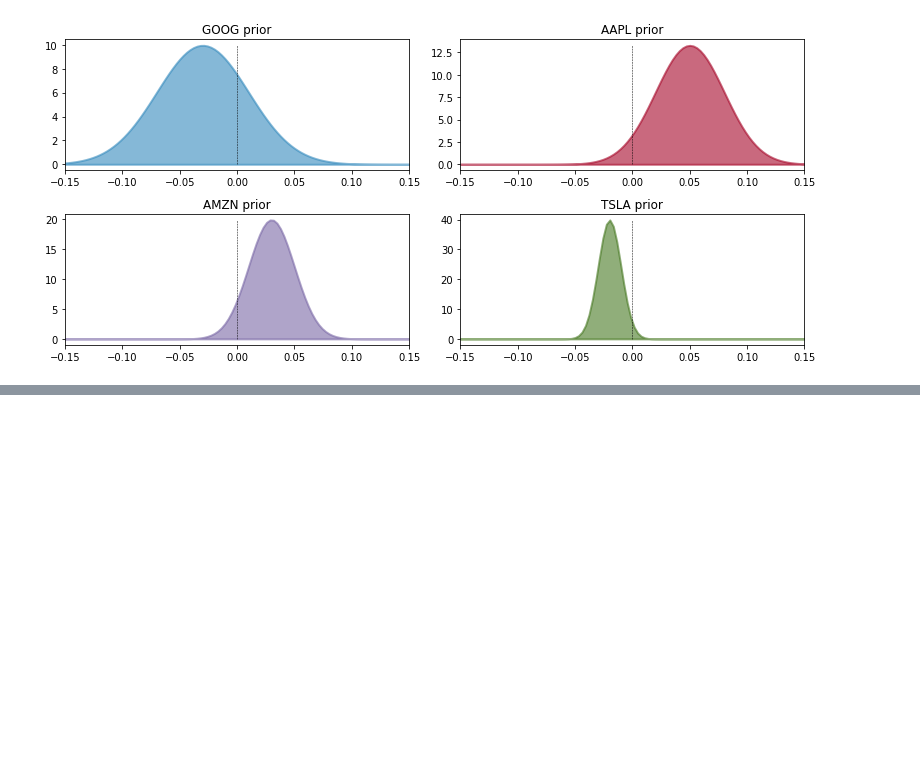
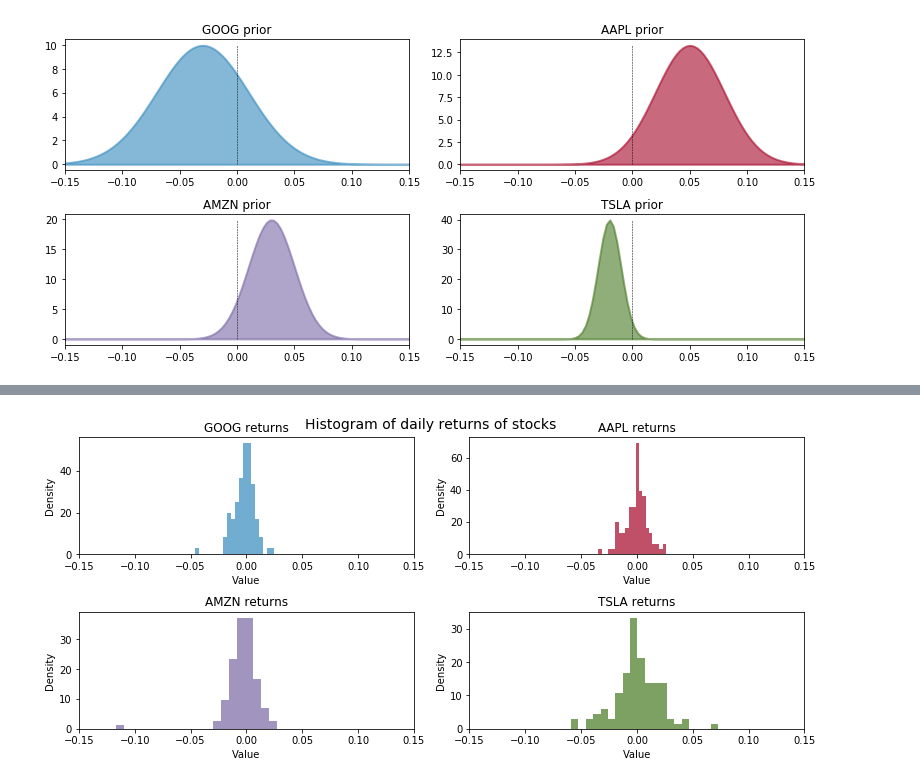
Before and after one commit to ukran1um/bayes_practice, a Jupyter notebook: stock_wishart_example.ipynb, the cells around one changed output, grey strips where cells are left out. Cells and saved outputs as stored; diff of their text form; code cells hidden in the pictures; blank space fills up the shorter version.

```diff
--- a/stock_wishart_example.ipynb
+++ b/stock_wishart_example.ipynb
@@ -93,3 +83,22 @@ URLError: <urlopen error [Errno 8] nodename nor servname provided, or not known>
+# %%
+figsize(11.0, 5)
+returns = np.zeros((n_observations,4))
+
+for i, (_stock,_returns) in enumerate(stock_returns.iteritems()):
+    returns[:,i] = _returns
+    plt.subplot(2,2,i+1)
+    plt.hist( _returns, bins=20,
+            normed=True, histtype="stepfilled",
+            color=colors[i], alpha=0.7)
+    plt.title(_stock + " returns")
+    plt.xlim(-0.15, 0.15)
+    plt.xlabel('Value')
+    plt.ylabel('Density')
+
+plt.tight_layout()
+plt.suptitle("Histogram of daily returns of stocks", size=14);
+# %% [output]
+[figure, added]
 # %%
 obs = pm.MvNormal("observed returns", mu, inv_cov_matrix, observed=True,
       value=returns)
```
Also changed, not shown: parts of 8 cells of this notebook, 8 other files.
